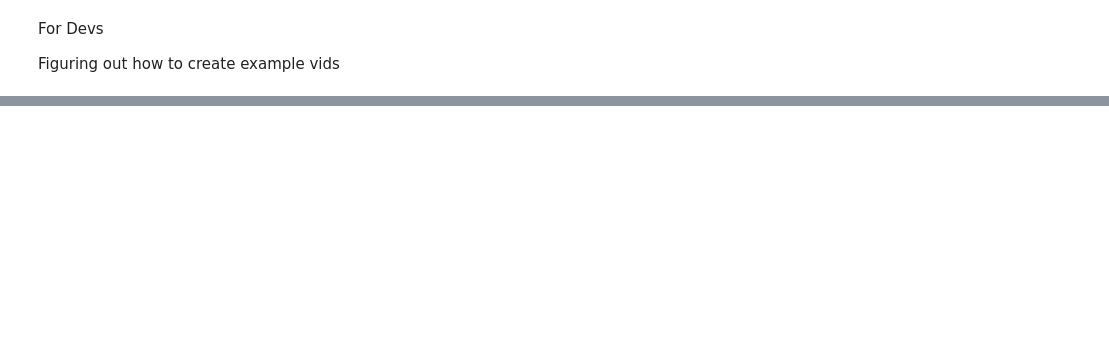
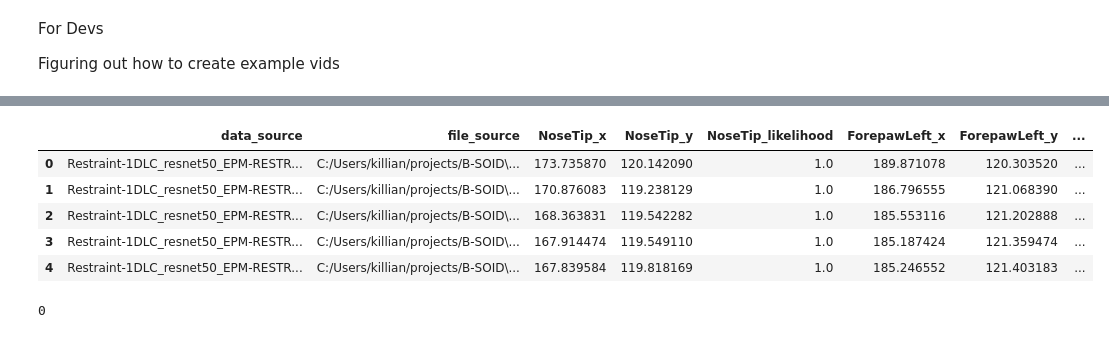
Before and after one commit to suntzuisafterU/B-SOID, a Jupyter notebook: notebooks/Pipelines-TimInfo.ipynb, the cells around one changed output, grey strips where cells are left out. Saved outputs shown, nothing was run; the diff lists cells and outputs as text; code cells hidden in the pictures; blank space fills up the shorter version.

```diff
--- a/notebooks/Pipelines-TimInfo.ipynb
+++ b/notebooks/Pipelines-TimInfo.ipynb
@@ -15,6 +16,6 @@ import bsoid
 logger = bsoid.config.initialize_logger('Pipelin-createVideoExamples')
 # %%
 ### Instantiating data file paths
-pipeline_name = 'example1.pipeline'
+pipeline_name = 'deleteme.pipeline'
 pipeline_file_path = os.path.join(bsoid.config.BSOID_BASE_PROJECT_PATH, 'output', pipeline_name)
 assert os.path.isfile(pipeline_file_path)
@@ -25,0 +33,2 @@ p = bsoid.read_pipeline(pipeline_file_path)
+# %%
+df = p.df_features_train_scaled.copy()
@@ -25,0 +119,9 @@ p = bsoid.read_pipeline(pipeline_file_path)
+# %%
+df.head()
+# %% [output]
+|  | data_source | file_source | NoseTip_x | NoseTip_y | NoseTip_likelihood | ForepawLeft_x | ForepawLeft_y | ... |
+| 0 | Restraint-1DLC_resnet50_EPM-RESTR... | C:/Users/killian/projects/B-SOID\... | 173.735870 | 120.142090 | 1.0 | 189.871078 | 120.303520 | ... |
+| 1 | Restraint-1DLC_resnet50_EPM-RESTR... | C:/Users/killian/projects/B-SOID\... | 170.876083 | 119.238129 | 1.0 | 186.796555 | 121.068390 | ... |
+| 2 | Restraint-1DLC_resnet50_EPM-RESTR... | C:/Users/killian/projects/B-SOID\... | 168.363831 | 119.542282 | 1.0 | 185.553116 | 121.202888 | ... |
+| 3 | Restraint-1DLC_resnet50_EPM-RESTR... | C:/Users/killian/projects/B-SOID\... | 167.914474 | 119.549110 | 1.0 | 185.187424 | 121.359474 | ... |
+| 4 | Restraint-1DLC_resnet50_EPM-RESTR... | C:/Users/killian/projects/B-SOID\... | 167.839584 | 119.818169 | 1.0 | 185.246552 | 121.403183 | ... |
@@ -25,0 +130,4 @@ p = bsoid.read_pipeline(pipeline_file_path)
+# %%
+len(df.loc[df['frame'].map(lambda x: x % 1 != 0)])
+# %% [output]
+0
```
Also changed, not shown: parts of 16 cells of this notebook, 7 other files.
